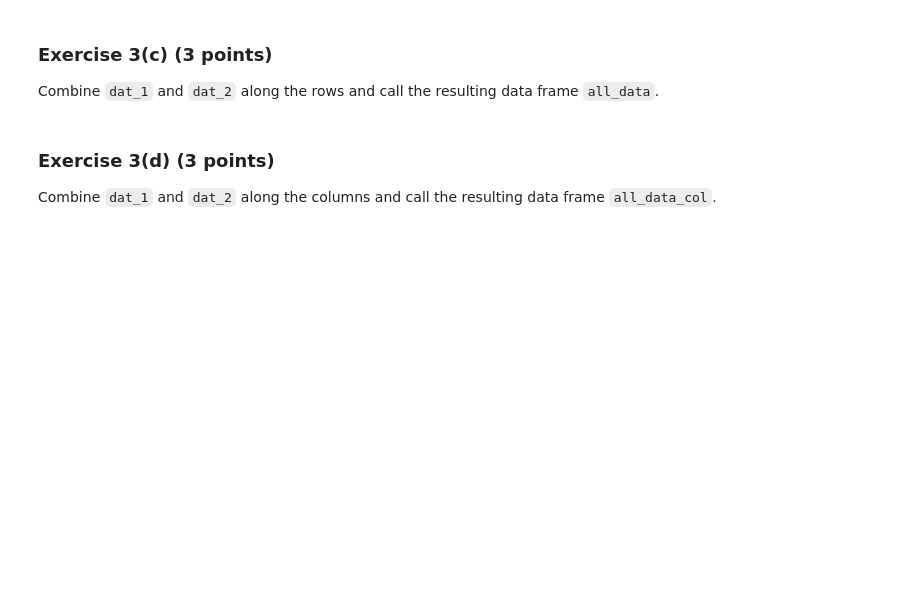
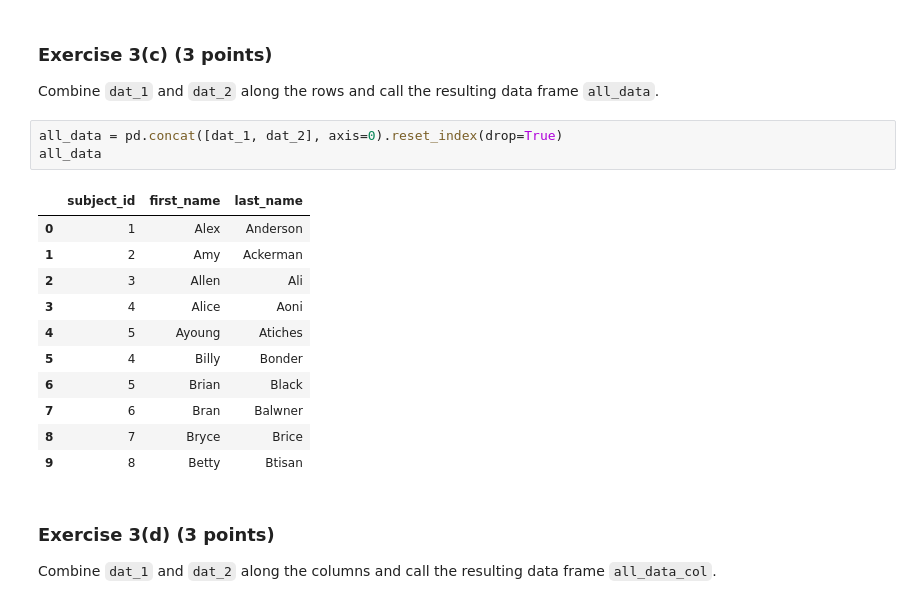
Before and after one commit to cabrialesdaisy2022-coder/DATA-500-In-Class, a Jupyter notebook: In_Class_6.ipynb, the cells around one changed output. Cells and saved outputs as stored; diff of their text form; blank space fills up the shorter version.

```diff
--- a/In_Class_6.ipynb
+++ b/In_Class_6.ipynb
@@ -82,6 +295,21 @@ Call them `dat_1`, `dat_2`, and `dat_3`, respectively.
 ### Exercise 3(c) (3 points)
 
 Combine `dat_1` and `dat_2` along the rows and call the resulting data frame `all_data`.
+# %%
+all_data = pd.concat([dat_1, dat_2], axis=0).reset_index(drop=True)
+all_data
+# %% [output]
+|  | subject_id | first_name | last_name |
+| 0 | 1 | Alex | Anderson |
+| 1 | 2 | Amy | Ackerman |
+| 2 | 3 | Allen | Ali |
+| 3 | 4 | Alice | Aoni |
+| 4 | 5 | Ayoung | Atiches |
+| 5 | 4 | Billy | Bonder |
+| 6 | 5 | Brian | Black |
+| 7 | 6 | Bran | Balwner |
+| 8 | 7 | Bryce | Brice |
+| 9 | 8 | Betty | Btisan |
 # %% [markdown]
 ### Exercise 3(d) (3 points)
 
```
Also changed, not shown: parts of 17 cells of this notebook.
